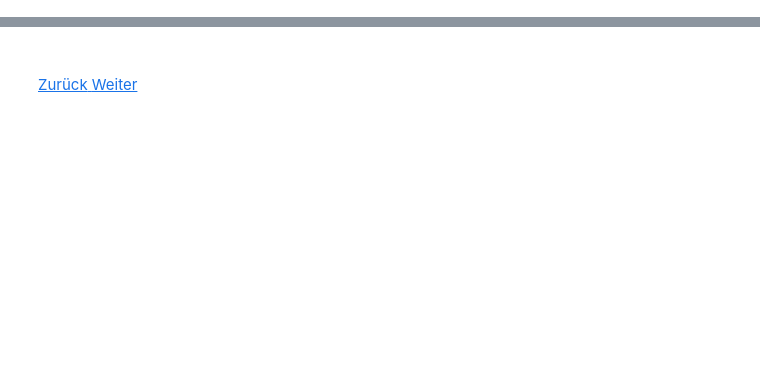
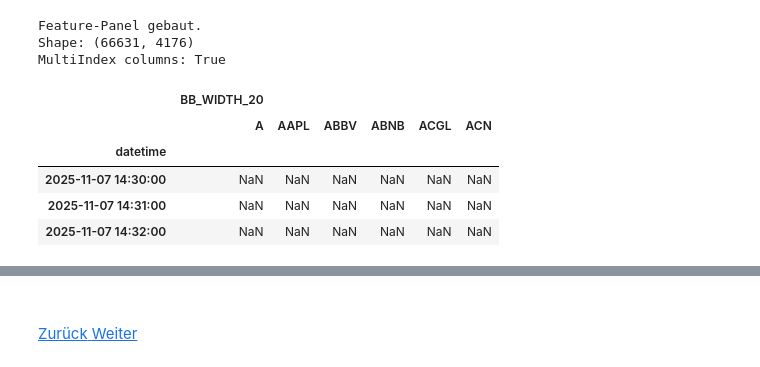
Before and after one commit to RyanMikus/pairs_trading_ml_hs25, a Jupyter notebook: 04_Modellierung.ipynb, the cells around one changed output, grey strips where cells are left out. Saved outputs shown, nothing was run; the diff lists cells and outputs as text; code cells hidden in the pictures; blank space fills up the shorter version.

```diff
--- a/04_Modellierung.ipynb
+++ b/04_Modellierung.ipynb
@@ -436,0 +124,13 @@ Anzahl Handelstage: 35
+# %%
+# Zelle 4 — Log-Preise (aus dem geladenen Wide-Panel) + kurzer Sanity-Check
+# Erwartung: prices_wide kommt aus Zelle 3 (Datetime-Index, Spalten=Symbole, Werte=Close)
+
+prices_wide = prices_wide.sort_index()
+
+log_prices = np.log(prices_wide)
+
+print("prices_wide shape:", prices_wide.shape)
+print("log_prices shape:  ", log_prices.shape)
+print("Start:", prices_wide.index.min(), "| Ende:", prices_wide.index.max())
+
+prices_wide.iloc[:3, :3]
@@ -436,0 +236,30 @@ Anzahl Handelstage: 35
+# %%
+# Zelle 7 — Symbol-Feature-Panel aus dem Package (MultiIndex columns: feature x symbol)
+# Wir bauen Features auf GESAMTDATEN (Train + Holdout) damit später Join nicht „abbricht“.
+# Wichtig: Leakage vermeiden wir nicht über Feature-Berechnung, sondern über Split/Training.
+# (Rolling Indikatoren sind kausal, diff/rolling nutzen nur Vergangenheit.)
+
+feature_panel = build_feature_panel(
+    log_prices,
+    sma_windows=SMA_WINDOWS,
+    ema_spans=EMA_SPANS,
+    rsi_windows=RSI_WINDOWS,
+    roc_windows=ROC_WINDOWS,
+    vol_windows=VOL_WINDOWS,
+    bollinger_windows=BB_WINDOWS,
+)
+
+print("Feature-Panel gebaut.")
+print("Shape:", feature_panel.shape)
+print("MultiIndex columns:", isinstance(feature_panel.columns, pd.MultiIndex))
+feature_panel.iloc[:3, :6]
+# %% [output]
+Feature-Panel gebaut.
+Shape: (66631, 4176)
+MultiIndex columns: True
+|  | BB_WIDTH_20 |  |  |  |  |  |
+|  | A | AAPL | ABBV | ABNB | ACGL | ACN |
+| datetime |  |  |  |  |  |  |
+| 2025-11-07 14:30:00 | NaN | NaN | NaN | NaN | NaN | NaN |
+| 2025-11-07 14:31:00 | NaN | NaN | NaN | NaN | NaN | NaN |
+| 2025-11-07 14:32:00 | NaN | NaN | NaN | NaN | NaN | NaN |
```
Also changed, not shown: parts of 20 cells of this notebook, 2 other files.
